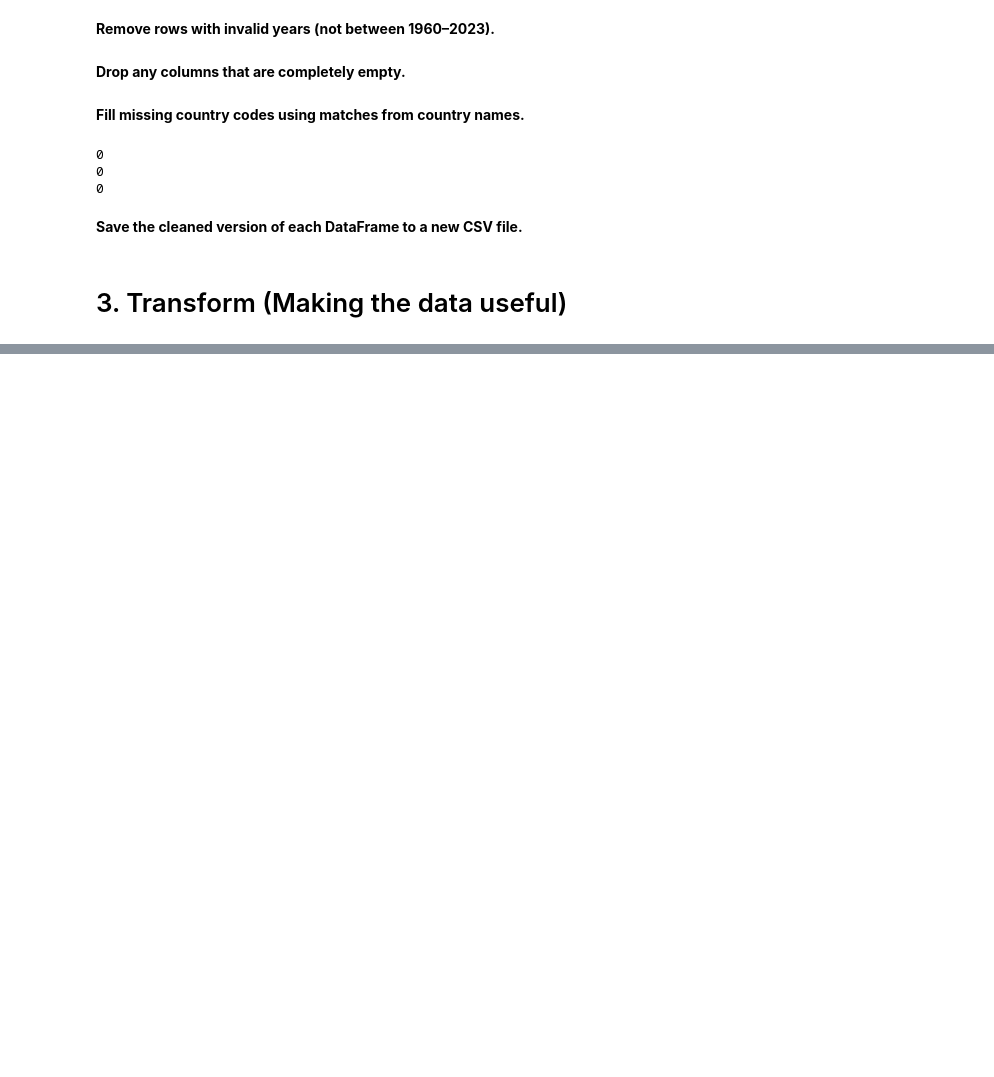
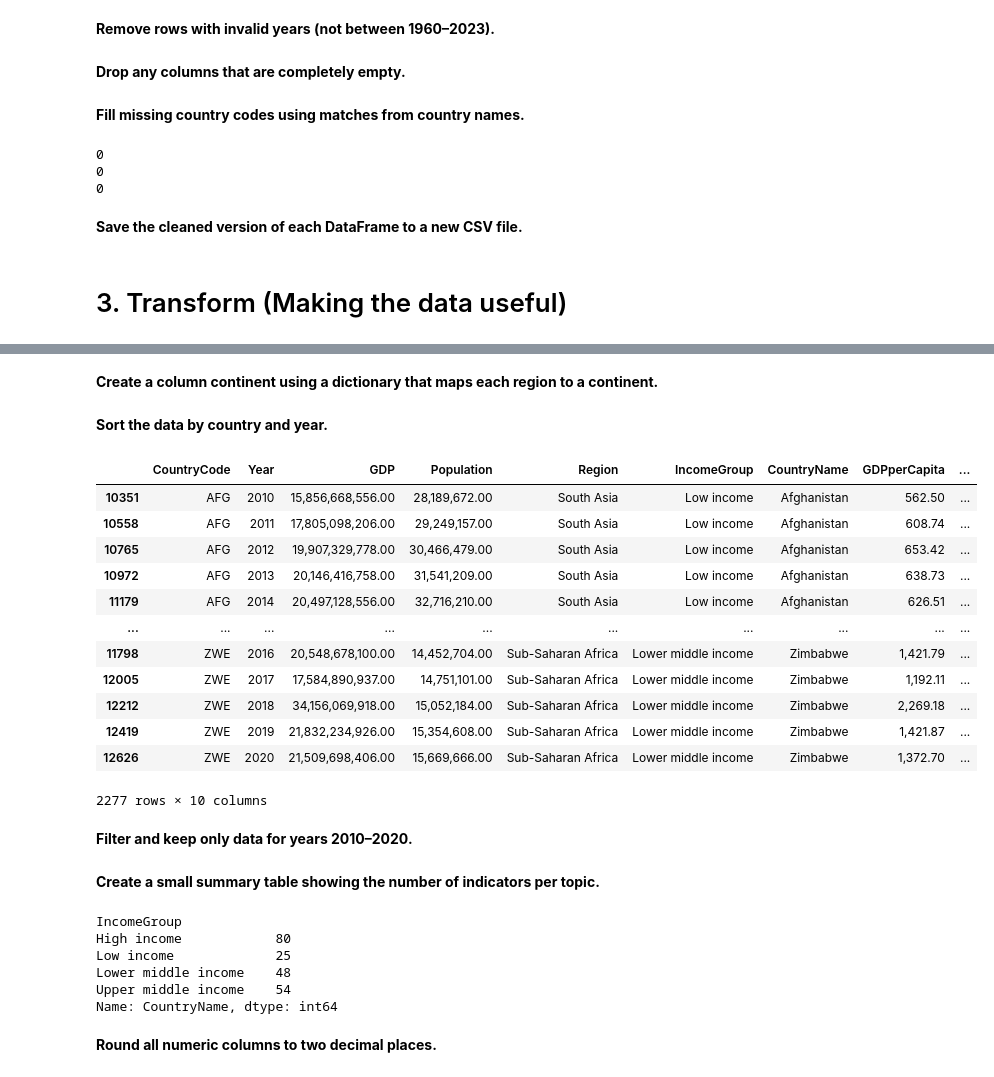
Before and after one commit to Cliffe16/Lux-Dev-Data-Engineering-Repo, a Jupyter notebook: ETL/ETL Solutions.ipynb, the cells around one changed output, grey strips where cells are left out. Cells and saved outputs as stored; diff of their text form; code cells hidden in the pictures; blank space fills up the shorter version.

```diff
--- a/ETL/ETL Solutions.ipynb
+++ b/ETL/ETL Solutions.ipynb
@@ -251,0 +258,10 @@ population_df_cleaned.to_csv('world_bank_data/population_cleaned')
+# %%
+main_population_df.head()
+main_population_df=main_population_df.rename(columns={"Value_x": "GDP", "Value_y": "Population"})
+
+data_df = pd.merge(main_population_df, metadata_country_df_cleaned, on=['Country Code'], how='inner')
+
+data_df.head()
+data_df = data_df.drop(columns=['Region_x', 'IncomeGroup_x', 'Country Name'])
+data_df = data_df.rename(columns = {'Region_y': 'Region', 'IncomeGroup_y': 'IncomeGroup', 'TableName': 'CountryName', 'Country Code': 'CountryCode'})
+data_df.head()
@@ -251,0 +277,10 @@ population_df_cleaned.to_csv('world_bank_data/population_cleaned')
+# %%
+data_df['GDPperCapita'] = data_df['GDP']/ data_df['Population']
+
+#Sort by country and year
+data_df = data_df.sort_values(by=['CountryName', 'Year'])
+
+#Group by country and calculate change
+data_df['GDPperCapitaChange'] = data_df.groupby('CountryName')['GDPperCapita'].diff()
+
+data_df.head(10)
@@ -251,0 +301,7 @@ population_df_cleaned.to_csv('world_bank_data/population_cleaned')
+# %%
+data_20 = data_df[data_df['Year'] == 2020]
+data_20.groupby('Region')['GDP'].mean()
+
+pd.options.display.float_format = '{:,.2f}'.format
+
+data_20.head()
@@ -251,0 +315,26 @@ population_df_cleaned.to_csv('world_bank_data/population_cleaned')
+# %% [markdown]
+**Create a column continent using a dictionary that maps each region to a continent.**
+# %%
+continent_map = {'South Asia': 'Asia', 'Europe & Central Asia': 'Europe', 'Middle East & North Africa': 'Africa', 'East Asia & Pacific': 'Asia', 'Sub-Saharan Africa': 'Africa', 'Latin America & Caribbean': 'South America', 'North America': 'North America'}
+
+data_df['Continent'] = data_df['Region'].map(continent_map)
+# %% [markdown]
+**Sort the data by country and year.**
+# %%
+data_df.sort_values(by=['CountryName', 'Year'])
+# %% [output]
+|  | CountryCode | Year | GDP | Population | Region | IncomeGroup | CountryName | GDPperCapita | ... |
+| 10351 | AFG | 2010 | 15,856,668,556.00 | 28,189,672.00 | South Asia | Low income | Afghanistan | 562.50 | ... |
+| 10558 | AFG | 2011 | 17,805,098,206.00 | 29,249,157.00 | South Asia | Low income | Afghanistan | 608.74 | ... |
+| 10765 | AFG | 2012 | 19,907,329,778.00 | 30,466,479.00 | South Asia | Low income | Afghanistan | 653.42 | ... |
+| 10972 | AFG | 2013 | 20,146,416,758.00 | 31,541,209.00 | South Asia | Low income | Afghanistan | 638.73 | ... |
+| 11179 | AFG | 2014 | 20,497,128,556.00 | 32,716,210.00 | South Asia | Low income | Afghanistan | 626.51 | ... |
+| ... | ... | ... | ... | ... | ... | ... | ... | ... | ... |
+| 11798 | ZWE | 2016 | 20,548,678,100.00 | 14,452,704.00 | Sub-Saharan Africa | Lower middle income | Zimbabwe | 1,421.79 | ... |
+| 12005 | ZWE | 2017 | 17,584,890,937.00 | 14,751,101.00 | Sub-Saharan Africa | Lower middle income | Zimbabwe | 1,192.11 | ... |
+| 12212 | ZWE | 2018 | 34,156,069,918.00 | 15,052,184.00 | Sub-Saharan Africa | Lower middle income | Zimbabwe | 2,269.18 | ... |
+| 12419 | ZWE | 2019 | 21,832,234,926.00 | 15,354,608.00 | Sub-Saharan Africa | Lower middle income | Zimbabwe | 1,421.87 | ... |
+| 12626 | ZWE | 2020 | 21,509,698,406.00 | 15,669,666.00 | Sub-Saharan Africa | Lower middle income | Zimbabwe | 1,372.70 | ... |
+2277 rows × 10 columns
+# %% [markdown]
+**Filter and keep only data for years 2010–2020.**
@@ -251,0 +343,13 @@ population_df_cleaned.to_csv('world_bank_data/population_cleaned')
+# %% [markdown]
+**Create a small summary table showing the number of indicators per topic.**
+# %%
+data_df.groupby('IncomeGroup')['CountryName'].nunique()
+# %% [output]
+IncomeGroup
+High income            80
+Low income             25
+Lower middle income    48
+Upper middle income    54
+Name: CountryName, dtype: int64
+# %% [markdown]
+**Round all numeric columns to two decimal places.**
```
Also changed, not shown: parts of 27 cells of this notebook, 4 other files.
